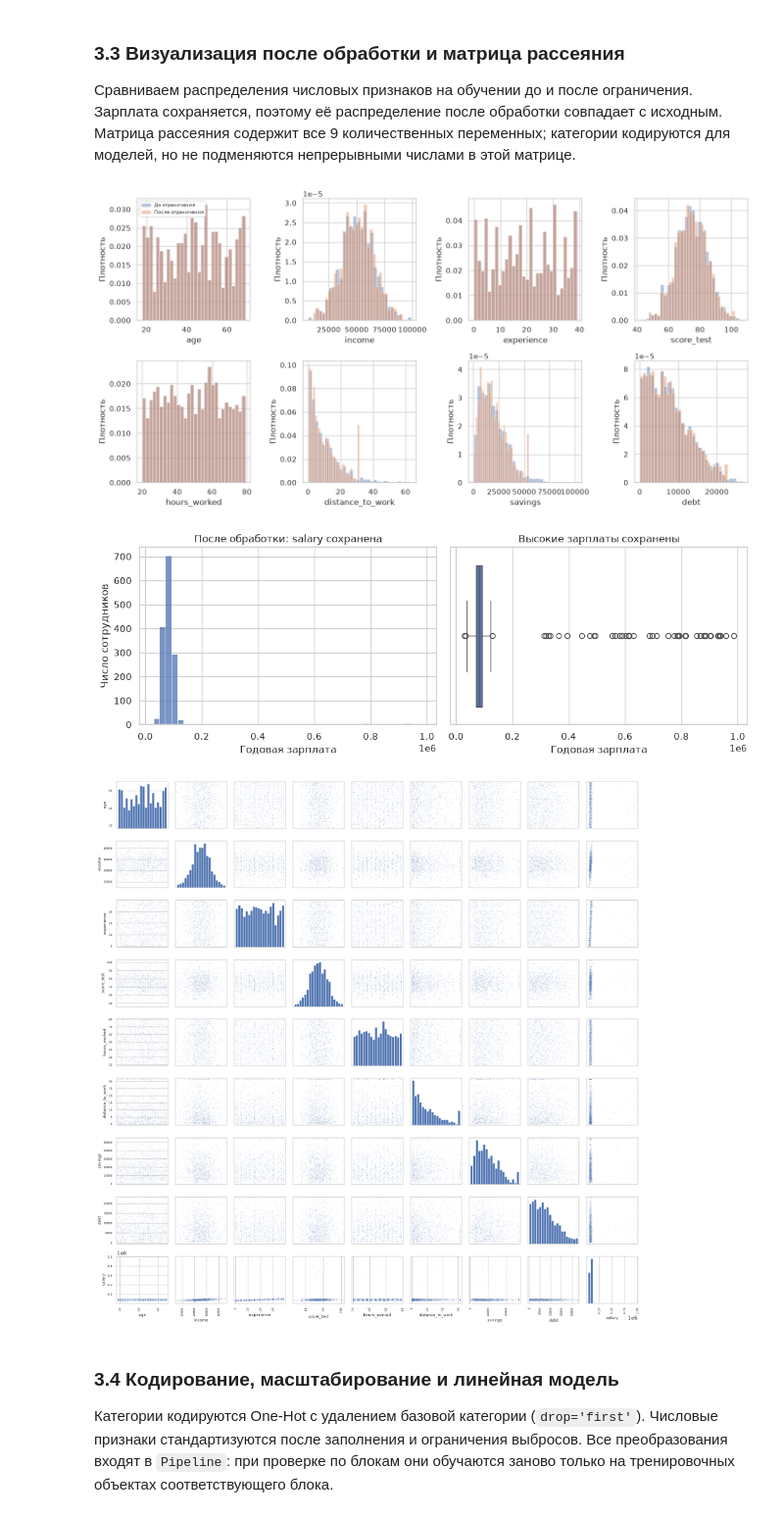
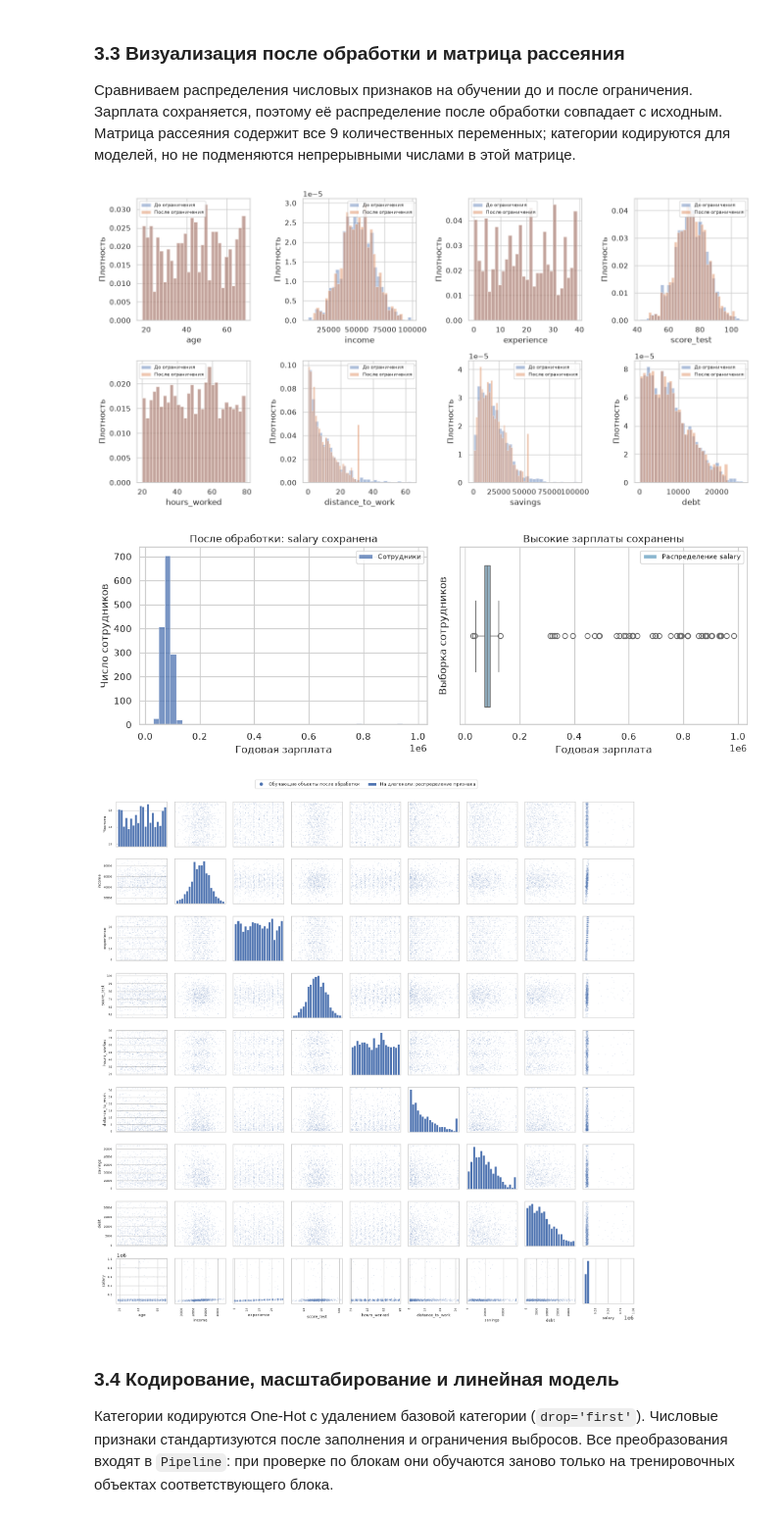
Before and after one commit to MMLive79/ida-laba-3, a Jupyter notebook: ЛР3_Вариант4.ipynb, the cells around one changed output. Shown at 98% size. Cells and saved outputs as stored; diff of their text form; code cells hidden in the pictures.

```diff
--- a/ЛР3_Вариант4.ipynb
+++ b/ЛР3_Вариант4.ipynb
@@ -31,7 +31,8 @@ from sklearn.impute import SimpleImputer
 from sklearn.pipeline import Pipeline, make_pipeline
 from sklearn.preprocessing import StandardScaler, OneHotEncoder, PolynomialFeatures
 from sklearn.model_selection import train_test_split, KFold, cross_val_score, GridSearchCV
-from sklearn.linear_model import LinearRegression
+from sklearn.linear_model import LinearRegression, Lasso
+from matplotlib.patches import Patch
 from sklearn.neighbors import KNeighborsRegressor
 from sklearn.tree import DecisionTreeRegressor
 from sklearn.dummy import DummyRegressor
@@ -50,7 +51,13 @@ sns.set_theme(style='whitegrid', font='DejaVu Sans', context='notebook')
 pd.set_option('display.max_columns', 30)
 pd.set_option('display.max_rows', 30)
 pd.set_option('display.float_format', lambda x: f'{x:,.4f}')
-versions = {p: importlib.metadata.version(p) for p in
+def package_version(name):
+    try:
+        return importlib.metadata.version(name)
+    except importlib.metadata.PackageNotFoundError:
+        return 'метаданные версии недоступны'
+
+versions = {p: package_version(p) for p in
             ['numpy', 'pandas', 'matplotlib', 'seaborn', 'scikit-learn', 'openpyxl']}
 print('Python:', platform.python_version())
 print('Версии библиотек:', versions)
@@ -71,7 +78,7 @@ def save_table(frame, name):
 def fact_prediction(ax, actual, predicted, title):
     low = min(np.min(actual), np.min(predicted))
     high = max(np.max(actual), np.max(predicted))
-    ax.scatter(actual, predicted, s=20, alpha=.55)
+    ax.scatter(actual, predicted, s=20, alpha=.55, label='Прогнозы модели')
     ax.plot([low, high], [low, high], color='red', label='Идеальный прогноз y = x')
     ax.set(xlabel='Фактическое значение', ylabel='Предсказанное значение', title=title)
     ax.set_xlim(low, high)
@@ -221,8 +239,10 @@ for ax, feature in zip(axes, ['x1', 'x2']):
 savefig('02_linear_regression')
 fig, axes = plt.subplots(1, 2, figsize=(11, 4))
 for ax, feature in zip(axes, ['x1', 'x2']):
-    ax.scatter(np.arange(len(test)), linear_predictions[feature]['прогноз − факт'], s=16, alpha=.6)
-    ax.axhline(0, color='red')
+    ax.scatter(np.arange(len(test)), linear_predictions[feature]['прогноз − факт'],
+               s=16, alpha=.6, label='Ошибка на тесте')
+    ax.axhline(0, color='red', label='Нулевая ошибка')
+    ax.legend(fontsize=8)
     ax.set(xlabel='Номер объекта в тестовой выборке', ylabel='Прогноз − факт', title=f'Ошибки: {feature}')
 savefig('03_linear_errors')
 fig, axes = plt.subplots(1, 2, figsize=(10, 5))
@@ -548,34 +571,45 @@ print('Все значения целевой переменной сохран
 # %%
 # Шаг: 08_после_обработки_матрица_рассеяния
 fig, axes = plt.subplots(2, 4, figsize=(14, 7))
 for j, (ax, feature) in enumerate(zip(axes.flat, numeric)):
     ax.hist(imputed_train[:, j], bins=30, alpha=.45, density=True, label='До ограничения')
     ax.hist(clipped_train[:, j], bins=30, alpha=.45, density=True, label='После ограничения')
     ax.set(xlabel=feature, ylabel='Плотность')
-    if j == 0: ax.legend(fontsize=7)
+    ax.legend(fontsize=7)
 plt.tight_layout()
 savefig('08_features_before_after')
 fig, axes = plt.subplots(1, 2, figsize=(11, 4))
-sns.histplot(salary.salary, bins=45, ax=axes[0])
+sns.histplot(salary.salary, bins=45, ax=axes[0], label='Сотрудники')
+axes[0].legend(fontsize=8)
 axes[0].set(xlabel='Годовая зарплата', ylabel='Число сотрудников', title='После обработки: salary сохранена')
-sns.boxplot(x=salary.salary, ax=axes[1])
+sns.boxplot(x=salary.salary, ax=axes[1], color='#8bb6cf')
+axes[1].set_ylabel('Выборка сотрудников')
+axes[1].legend(handles=[Patch(facecolor='#8bb6cf', label='Распределение salary')], fontsize=8)
 axes[1].set(xlabel='Годовая зарплата', title='Высокие зарплаты сохранены')
 plt.tight_layout()
 savefig('09_salary_after')
 scatter_data = pd.DataFrame(clipped_train, columns=numeric, index=X_train.index)
 scatter_data['salary'] = y_train
 axes = pd.plotting.scatter_matrix(scatter_data, figsize=(16, 16), diagonal='hist',
                                   alpha=.25, s=6, hist_kwds={'bins': 20})
-for ax in axes.flat:
-    ax.xaxis.label.set_size(8)
-    ax.yaxis.label.set_size(8)
-    ax.tick_params(labelsize=6)
-plt.tight_layout()
+for row, row_feature in enumerate(scatter_data.columns):
+    for col, col_feature in enumerate(scatter_data.columns):
+        ax = axes[row, col]
+        ax.set_xlabel(col_feature, fontsize=8)
+        ax.set_ylabel('Частота' if row == col else row_feature, fontsize=8)
+        ax.tick_params(labelsize=6)
+fig = axes[0, 0].figure
+fig.legend(handles=[
+    plt.Line2D([], [], marker='o', linestyle='', color='C0',
+               label='Обучающие объекты после обработки'),
+    Patch(facecolor='C0', label='На диагонали: распределение признака')],
+    loc='upper center', ncol=2, fontsize=9)
+plt.tight_layout(rect=(0, 0, 1, .97))
 savefig('10_salary_scatter_matrix')
 # %% [output]
-[figure, old version]
+[figure, new version]
-[figure, old version]
+[figure, new version]
-[figure, old version]
+[figure, new version]
 # %% [markdown]
 ### 3.4 Кодирование, масштабирование и линейная модель
 Категории кодируются One-Hot с удалением базовой категории (`drop='first'`).
```
Also changed, not shown: parts of 14 cells of this notebook, 54 other files.
